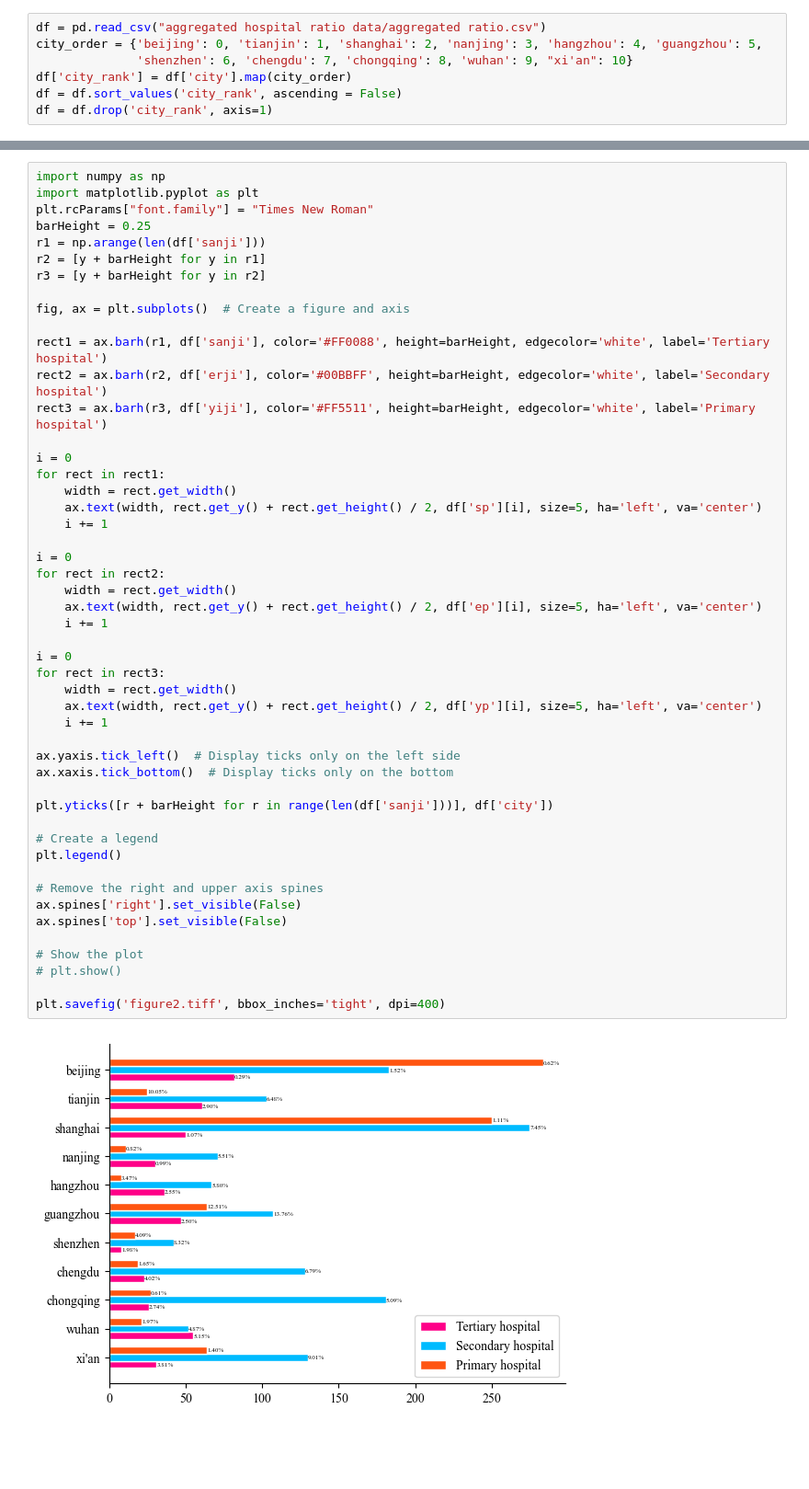
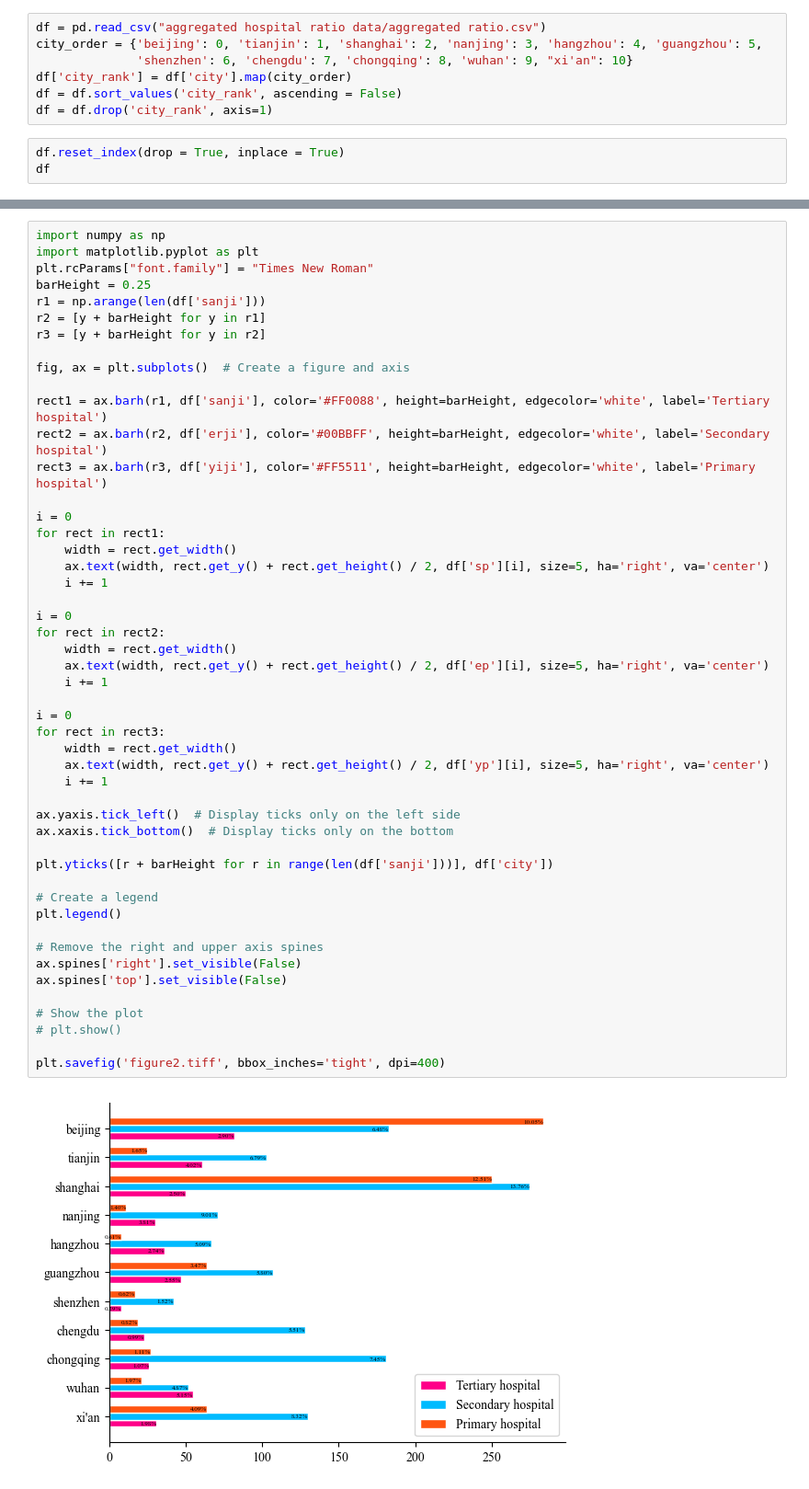
Before and after one commit to Sergio666zxy/Dental-Clinic-Distribution-and-Impact-Factors, a Jupyter notebook: figures/figure 2.ipynb, the cells around one changed output, grey strips where cells are left out. Shown: that part at 92% size. Cells and saved outputs as stored; diff of their text form; blank space fills up the shorter version.

Commit message:
modified:   figures/figure 2.ipynb 	new file:   figures/figure2.tiff

```diff
--- a/figures/figure 2.ipynb
+++ b/figures/figure 2.ipynb
@@ -30,3 +37,6 @@ city_order = {'beijing': 0, 'tianjin': 1, 'shanghai': 2, 'nanjing': 3, 'hangzhou
 df['city_rank'] = df['city'].map(city_order)
 df = df.sort_values('city_rank', ascending = False)
 df = df.drop('city_rank', axis=1)
+# %%
+df.reset_index(drop = True, inplace = True)
+df
@@ -48,36 +71,36 @@ rect3 = ax.barh(r3, df['yiji'], color='#FF5511', height=barHeight, edgecolor='wh
 i = 0
 for rect in rect1:
     width = rect.get_width()
-    ax.text(width, rect.get_y() + rect.get_height() / 2, df['sp'][i], size=5, ha='left', va='center')
+    ax.text(width, rect.get_y() + rect.get_height() / 2, df['sp'][i], size=5, ha='right', va='center')
     i += 1
 
 i = 0
 for rect in rect2:
     width = rect.get_width()
-    ax.text(width, rect.get_y() + rect.get_height() / 2, df['ep'][i], size=5, ha='left', va='center')
+    ax.text(width, rect.get_y() + rect.get_height() / 2, df['ep'][i], size=5, ha='right', va='center')
     i += 1
 
 i = 0
 for rect in rect3:
     width = rect.get_width()
-    ax.text(width, rect.get_y() + rect.get_height() / 2, df['yp'][i], size=5, ha='left', va='center')
+    ax.text(width, rect.get_y() + rect.get_height() / 2, df['yp'][i], size=5, ha='right', va='center')
     i += 1
 
 ax.yaxis.tick_left()  # Display ticks only on the left side
 ax.xaxis.tick_bottom()  # Display ticks only on the bottom
 
 plt.yticks([r + barHeight for r in range(len(df['sanji']))], df['city'])
 
 # Create a legend
 plt.legend()
 
 # Remove the right and upper axis spines
 ax.spines['right'].set_visible(False)
 ax.spines['top'].set_visible(False)
 
 # Show the plot
 # plt.show()
 
 plt.savefig('figure2.tiff', bbox_inches='tight', dpi=400)
 # %% [output]
-[figure, old version]
+[figure, new version]
```
Also changed, not shown: parts of 2 cells of this notebook, 1 other file.
